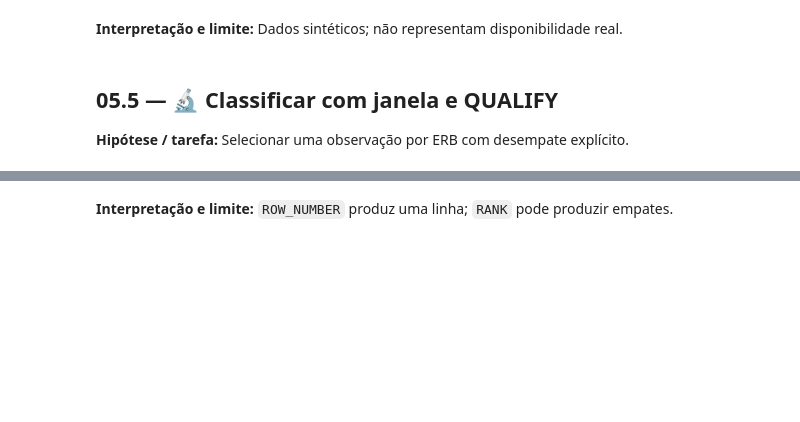
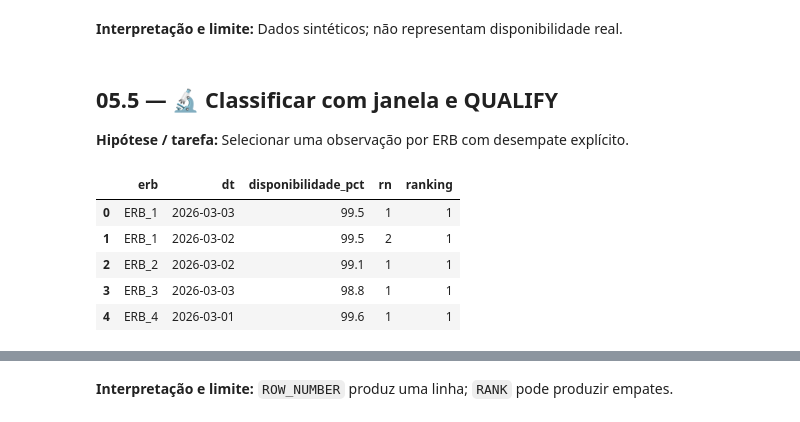
Before and after one commit to aestevaomoraes/duckdb-masterclass, a Jupyter notebook: 05_Window_Functions_QUALIFY_e_PIVOT_Dinamico.ipynb, the cells around one changed output, grey strips where cells are left out. Saved outputs shown, nothing was run; the diff lists cells and outputs as text; code cells hidden in the pictures; blank space fills up the shorter version.

```diff
--- a/05_Window_Functions_QUALIFY_e_PIVOT_Dinamico.ipynb
+++ b/05_Window_Functions_QUALIFY_e_PIVOT_Dinamico.ipynb
@@ -57,10 +115,34 @@ display(con.execute('SELECT * FROM sla_erbs ORDER BY erb,dt').df())
 
 **Hipótese / tarefa:** Selecionar uma observação por ERB com desempate explícito.
 # %%
-melhor = con.execute("""SELECT erb,dt,disponibilidade_pct,
- ROW_NUMBER() OVER (PARTITION BY erb ORDER BY disponibilidade_pct DESC,dt DESC) AS rn,
- RANK() OVER (PARTITION BY erb ORDER BY disponibilidade_pct DESC) AS ranking
- FROM sla_erbs QUALIFY rn=1 ORDER BY erb""").df()
-display(melhor)
-assert len(melhor)==4
-assert str(melhor.loc[melhor.erb=='ERB_1','dt'].iloc[0]).startswith('2026-03-03')
+# 05.5 — Experimento complementar: visualizar empates
+
+empates = con.execute("""
+    SELECT
+        erb,
+        dt,
+        disponibilidade_pct,
+        ROW_NUMBER() OVER (
+            PARTITION BY erb
+            ORDER BY disponibilidade_pct DESC, dt DESC
+        ) AS rn,
+        RANK() OVER (
+            PARTITION BY erb
+            ORDER BY disponibilidade_pct DESC
+        ) AS ranking
+    FROM sla_erbs
+    QUALIFY ranking = 1
+    ORDER BY erb, dt DESC
+""").df()
+
+display(empates)
+
+assert len(empates) == 5
+assert len(empates[empates["erb"] == "ERB_1"]) == 2
+# %% [output]
+|  | erb | dt | disponibilidade_pct | rn | ranking |
+| 0 | ERB_1 | 2026-03-03 | 99.5 | 1 | 1 |
+| 1 | ERB_1 | 2026-03-02 | 99.5 | 2 | 1 |
+| 2 | ERB_2 | 2026-03-02 | 99.1 | 1 | 1 |
+| 3 | ERB_3 | 2026-03-03 | 98.8 | 1 | 1 |
+| 4 | ERB_4 | 2026-03-01 | 99.6 | 1 | 1 |
```
Also changed, not shown: parts of 15 cells of this notebook.
